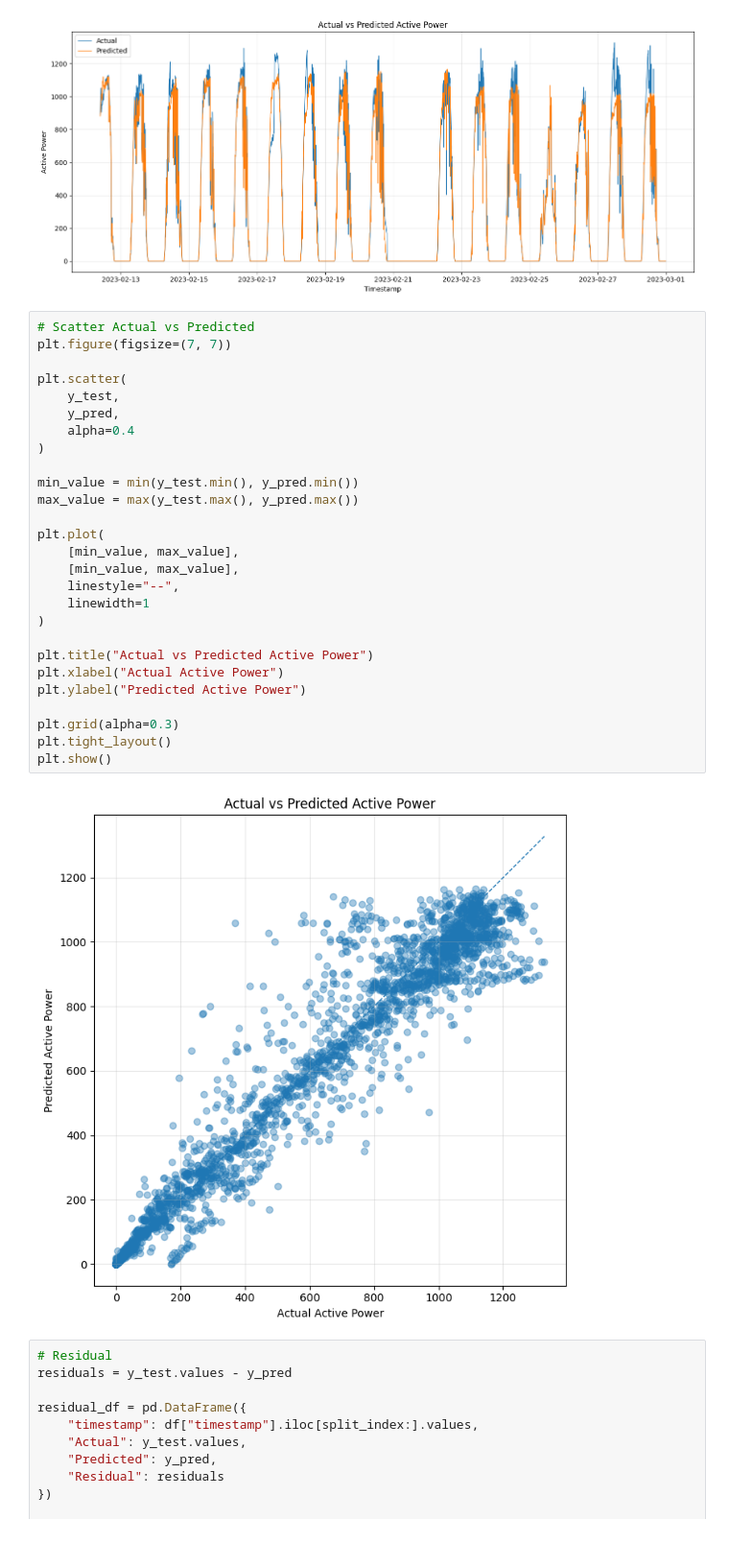
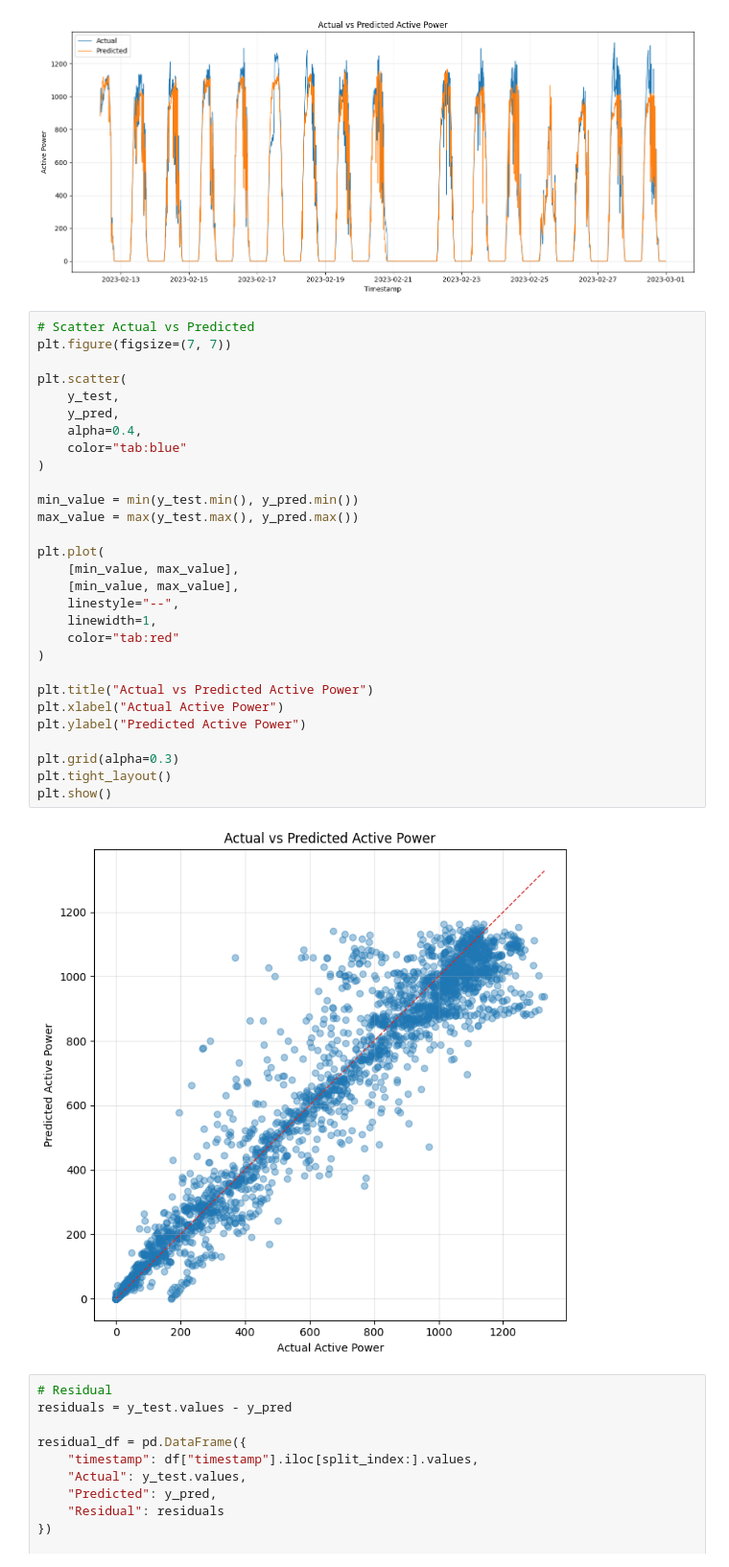
Before and after one commit to galhkoernia/09ProjectData, a Jupyter notebook: notebooks/04_random_forest.ipynb, the cells around one changed output. Shown at 96% size. Saved outputs shown, nothing was run; the diff lists cells and outputs as text.

```diff
--- a/notebooks/04_random_forest.ipynb
+++ b/notebooks/04_random_forest.ipynb
@@ -248,32 +248,34 @@ plt.show()
 # %%
 # Scatter Actual vs Predicted
 plt.figure(figsize=(7, 7))
 
 plt.scatter(
     y_test,
     y_pred,
-    alpha=0.4
+    alpha=0.4,
+    color="tab:blue"
 )
 
 min_value = min(y_test.min(), y_pred.min())
 max_value = max(y_test.max(), y_pred.max())
 
 plt.plot(
     [min_value, max_value],
     [min_value, max_value],
     linestyle="--",
-    linewidth=1
+    linewidth=1,
+    color="tab:red"
 )
 
 plt.title("Actual vs Predicted Active Power")
 plt.xlabel("Actual Active Power")
 plt.ylabel("Predicted Active Power")
 
 plt.grid(alpha=0.3)
 plt.tight_layout()
 plt.show()
 # %% [output]
-[figure, old version]
+[figure, new version]
 # %%
 # Residual
 residuals = y_test.values - y_pred
```
Also changed, not shown: parts of 2 cells of this notebook, 5 other files.
